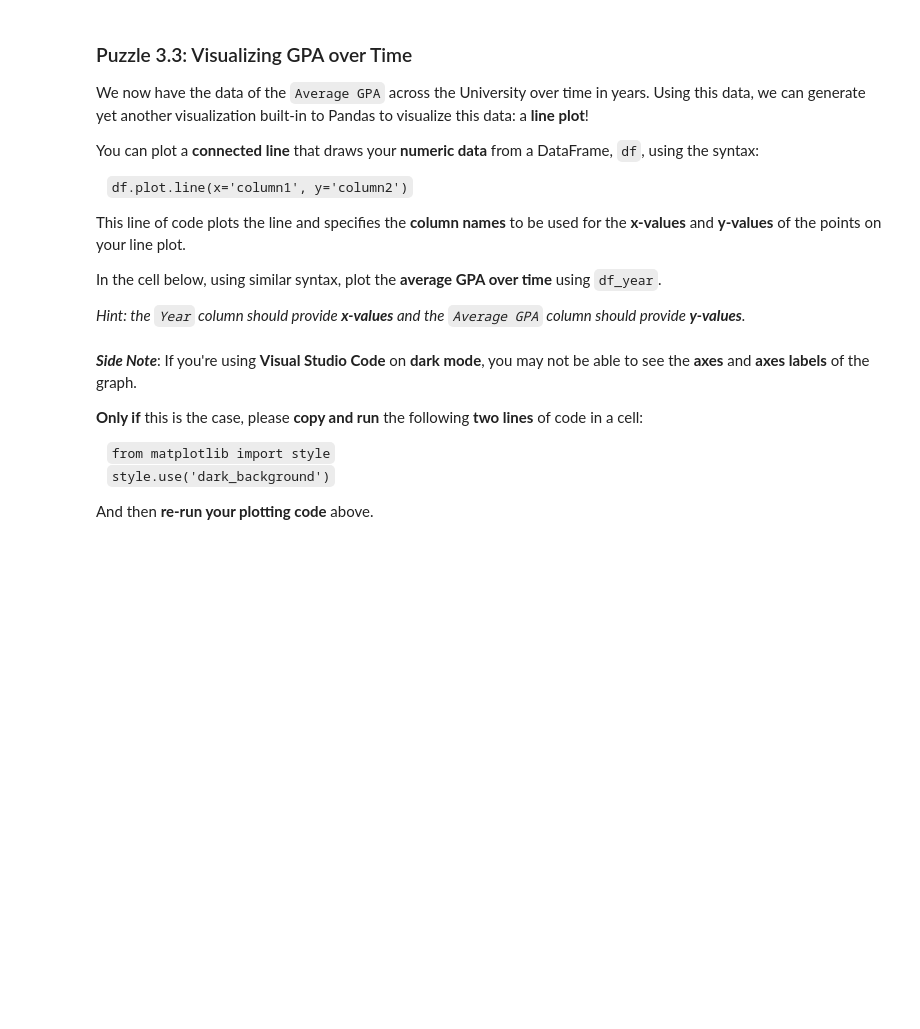
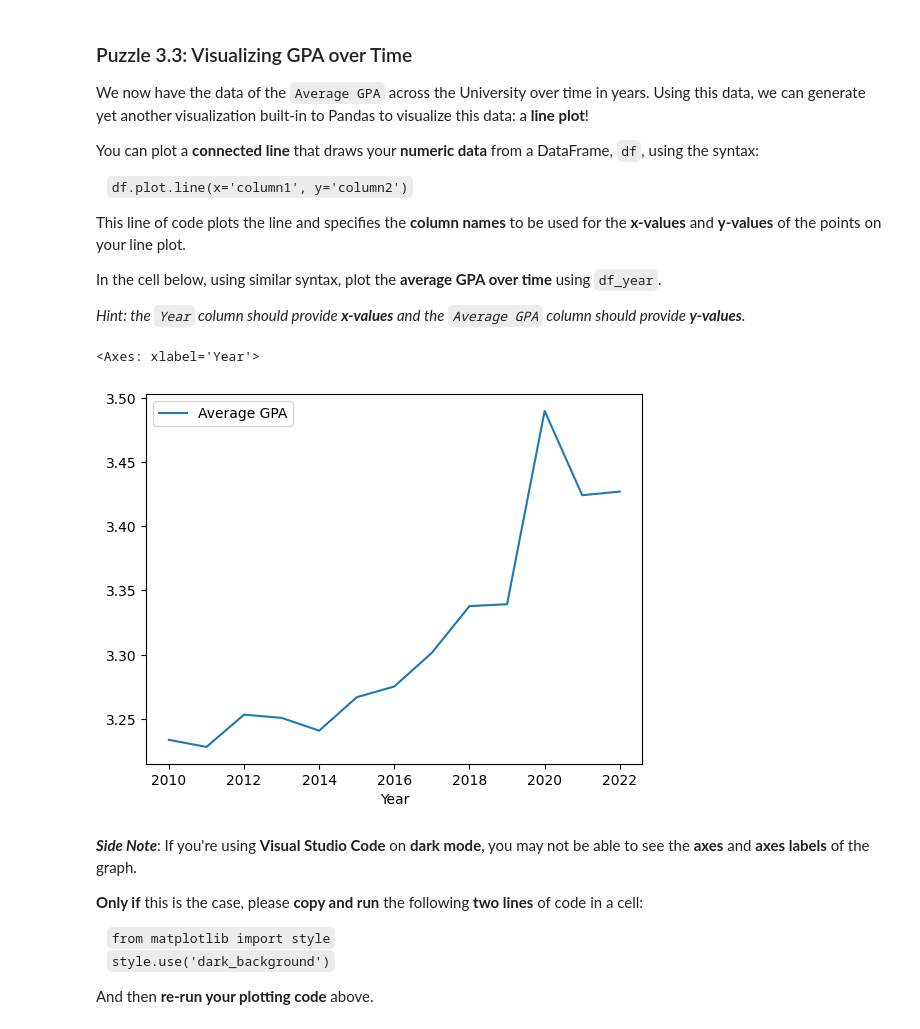
Before and after one commit to ryguy2k4/stat107, a Jupyter notebook: lab_gpa/lab_gpa.ipynb, the cells around one changed output. Drawn from its saved outputs; the diff is of its cells as text; code cells hidden in the pictures; blank space fills up the shorter version.

```diff
--- a/lab_gpa/lab_gpa.ipynb
+++ b/lab_gpa/lab_gpa.ipynb
@@ -77,6 +81,3 @@ Remember:
 - The **weight** of letter grades are as follows: $[A+ = 4.0, A = 4.0, A- = 3.67, \ldots  D- = 0.67, F = 0]$. <br> You can find a full scale at: https://registrar.illinois.edu/courses-grades/explanation-of-grades/
 - The `Students` column of our DataFrame contains the number of students in a course section
 - You've done this in your Mastery Platform homework before, now you're doing it for real :)
-# %%
-df['Average GPA'] = ...
-df
@@ -302,0 +431,3 @@ df_year
+# %%
+df_year = df.groupby("Year").agg("sum").reset_index()
+df_year
@@ -329,0 +477,3 @@ Remember: You've done this twice before in **Puzzle 1.1** and **Puzzle 2.1** - j
+# %%
+df_year["Average GPA"] = (df_year["A+"]*4 + df_year["A"]*4 + df_year["A-"]*3.67 + df_year["B+"]*3.33 + df_year["B"]*3 + df_year["B-"]*2.67 + df_year["C+"]*2.33 + df_year["C"]*2 + df_year["C-"]*1.67 + df_year["D+"]*1.33 + df_year["D"]*1 + df_year["D-"]*0.67)/df_year["Students"]
+df_year
@@ -363,3 +529,8 @@ In the cell below, using similar syntax, plot the **average GPA over time** usin
+# %%
+df_year.plot.line(x="Year",y="Average GPA")
+# %% [output]
+<Axes: xlabel='Year'>
+[figure, added]
 # %% [markdown]
 ***Side Note***: If you're using **Visual Studio Code** on **dark mode**, you may not be able to see the **axes** and **axes labels** of the graph.
 
```
Also changed, not shown: parts of 44 cells of this notebook, 1 other file.
